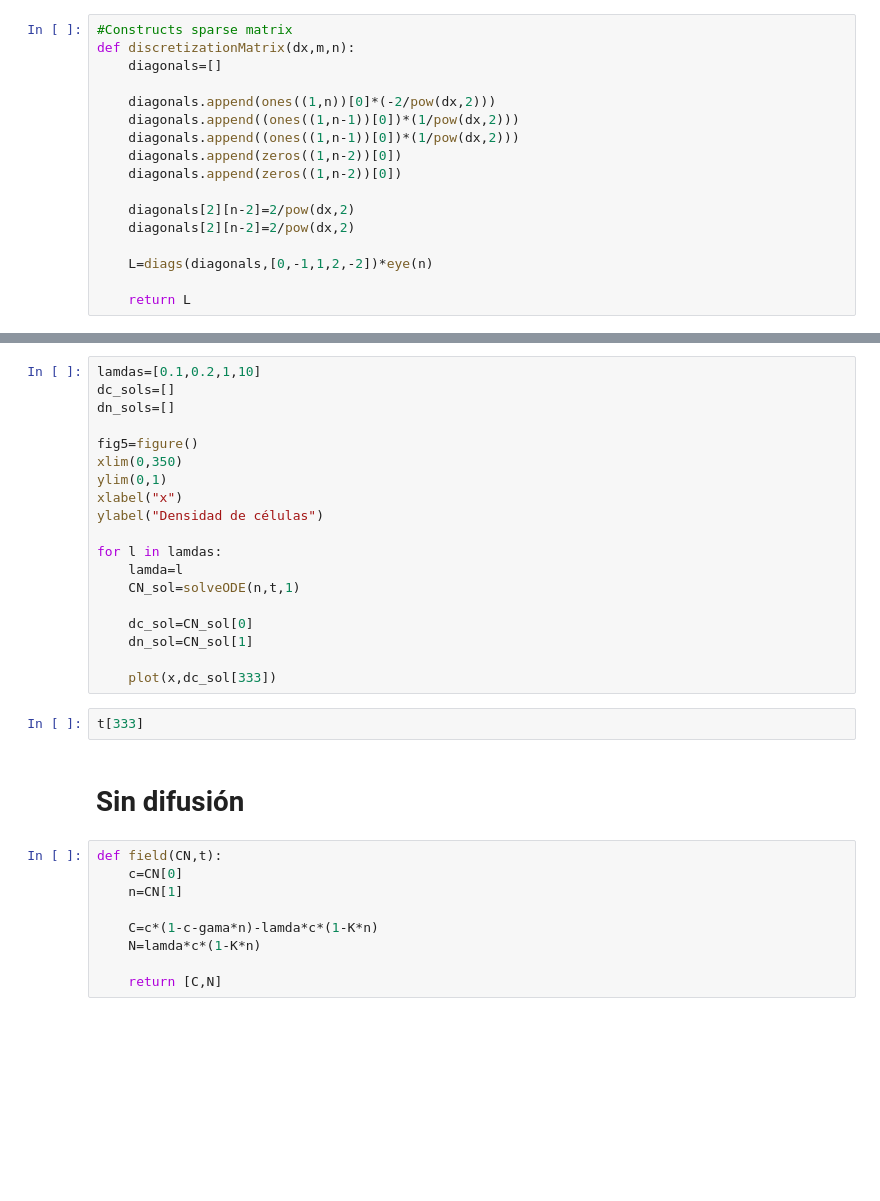
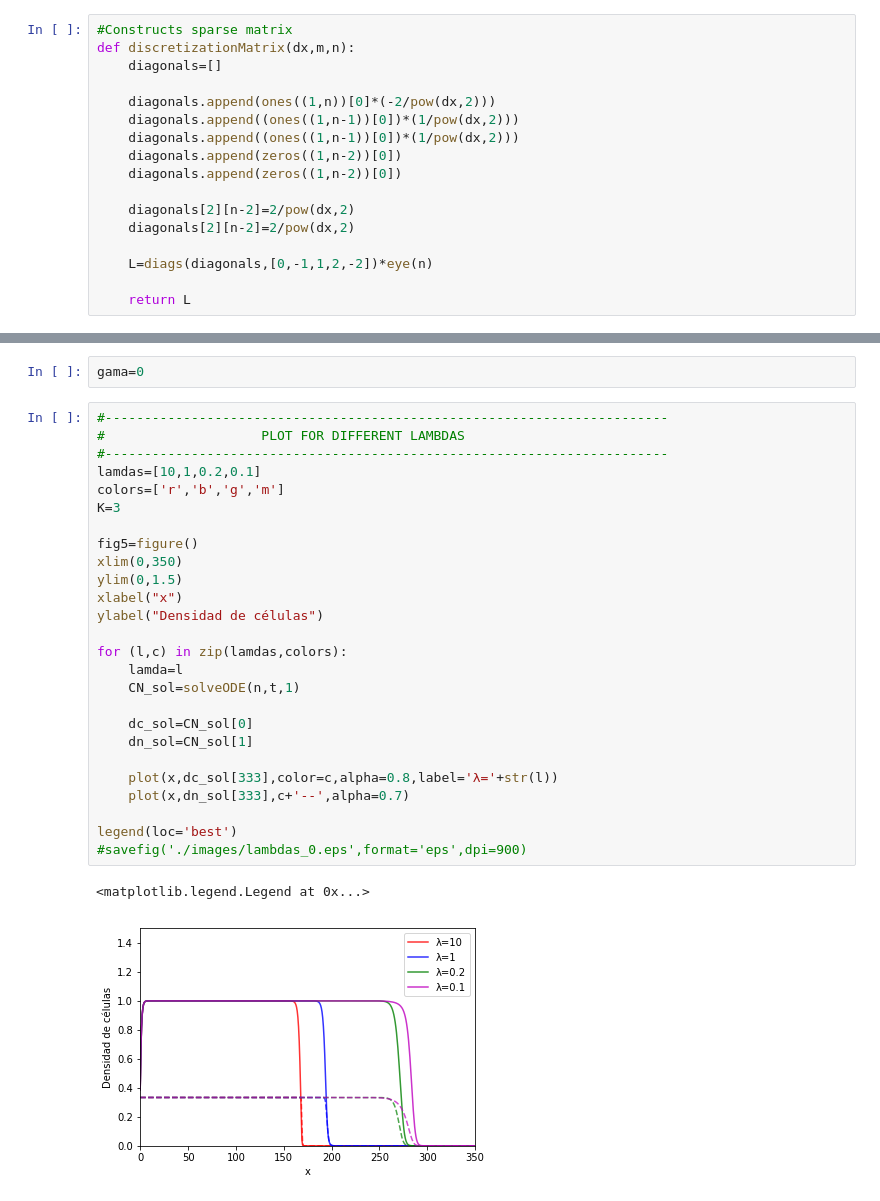
Before and after one commit to andreamarin/TravellingWaveModel, a Jupyter notebook: OndaViajera.ipynb, the cells around one changed output, grey strips where cells are left out. Drawn from its saved outputs; the diff is of its cells as text; blank space fills up the shorter version.

```diff
--- a/OndaViajera.ipynb
+++ b/OndaViajera.ipynb
@@ -109,32 +139,31 @@ savefig('./images/prueba.png')
+# %%
+gama=0
 # %%
-lamdas=[0.1,0.2,1,10]
-dc_sols=[]
-dn_sols=[]
+#------------------------------------------------------------------------
+#                    PLOT FOR DIFFERENT LAMBDAS
+#------------------------------------------------------------------------
+lamdas=[10,1,0.2,0.1]
+colors=['r','b','g','m']
+K=3
 
 fig5=figure()
 xlim(0,350)
-ylim(0,1)
+ylim(0,1.5)
 xlabel("x")
 ylabel("Densidad de células")
 
-for l in lamdas:
+for (l,c) in zip(lamdas,colors):
     lamda=l
     CN_sol=solveODE(n,t,1)
 
     dc_sol=CN_sol[0]
     dn_sol=CN_sol[1]
 
-    plot(x,dc_sol[333])
+    plot(x,dc_sol[333],color=c,alpha=0.8,label='λ='+str(l))
+    plot(x,dn_sol[333],c+'--',alpha=0.7)
+
+legend(loc='best')
+#savefig('./images/lambdas_0.eps',format='eps',dpi=900)
+# %% [output]
+<matplotlib.legend.Legend at 0x...>
+[figure, added]
-# %%
-t[333]
-# %% [markdown]
-# Sin difusión
-# %%
-def field(CN,t):
-    c=CN[0]
-    n=CN[1]
-
-    C=c*(1-c-gama*n)-lamda*c*(1-K*n)
-    N=lamda*c*(1-K*n)
-
-    return [C,N]
```
Also changed, not shown: parts of 29 cells of this notebook, 8 other files.
